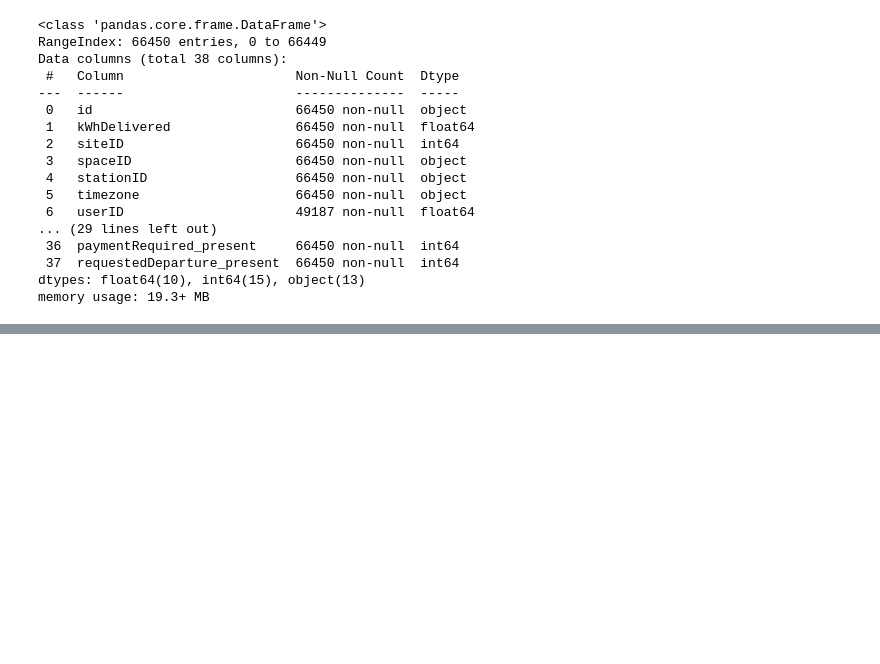
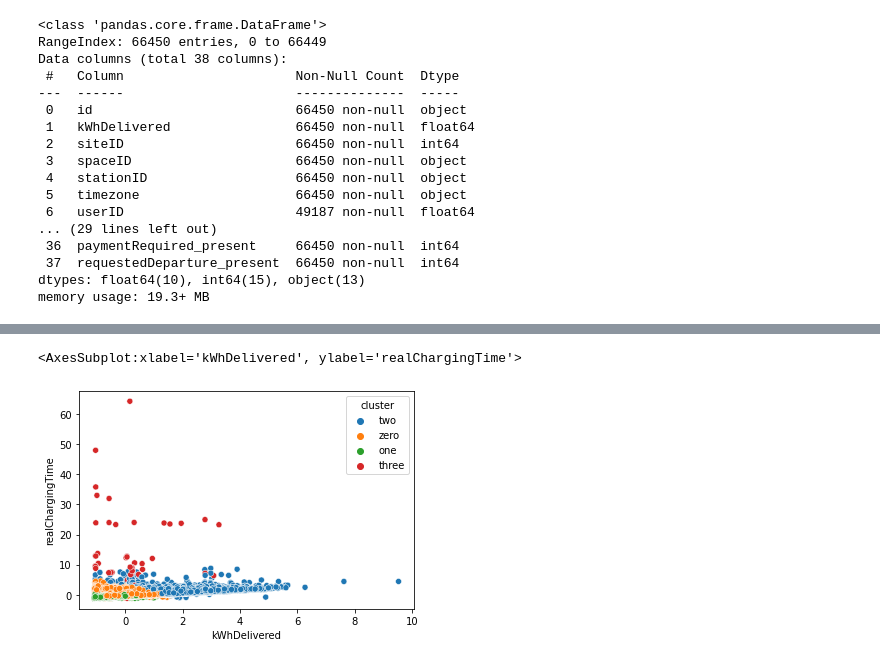
Before and after one commit to ge02/GinyuForce, a Jupyter notebook: Clustering.ipynb, the cells around one changed output, grey strips where cells are left out. Saved outputs shown, nothing was run; the diff lists cells and outputs as text; code cells hidden in the pictures; blank space fills up the shorter version.

```diff
--- a/Clustering.ipynb
+++ b/Clustering.ipynb
@@ -143,0 +298,7 @@ See the caveats in the documentation: https://pandas.pydata.org/pandas-docs/stab
+# %%
+## plot only realChargingDuration
+
+sns.scatterplot(data=scaled_df, x="kWhDelivered", y="realChargingTime", hue="cluster")
+# %% [output]
+<AxesSubplot:xlabel='kWhDelivered', ylabel='realChargingTime'>
+[figure, added]
```
Also changed, not shown: parts of 34 cells of this notebook.
